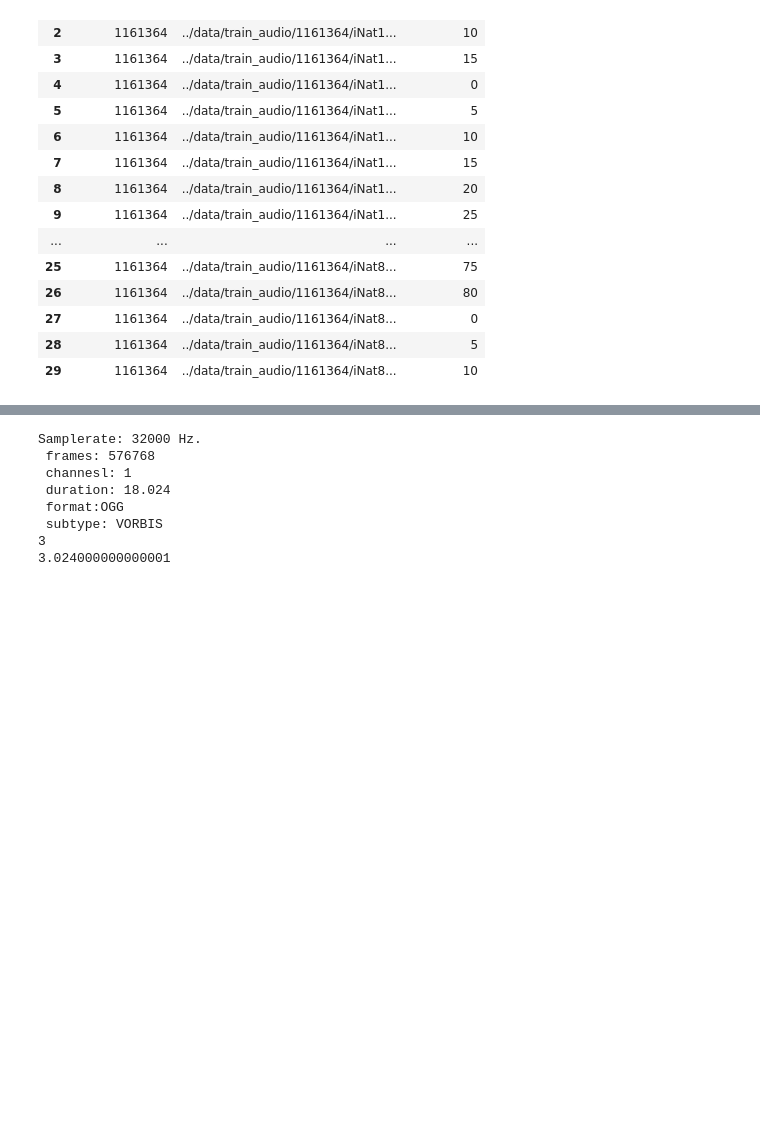
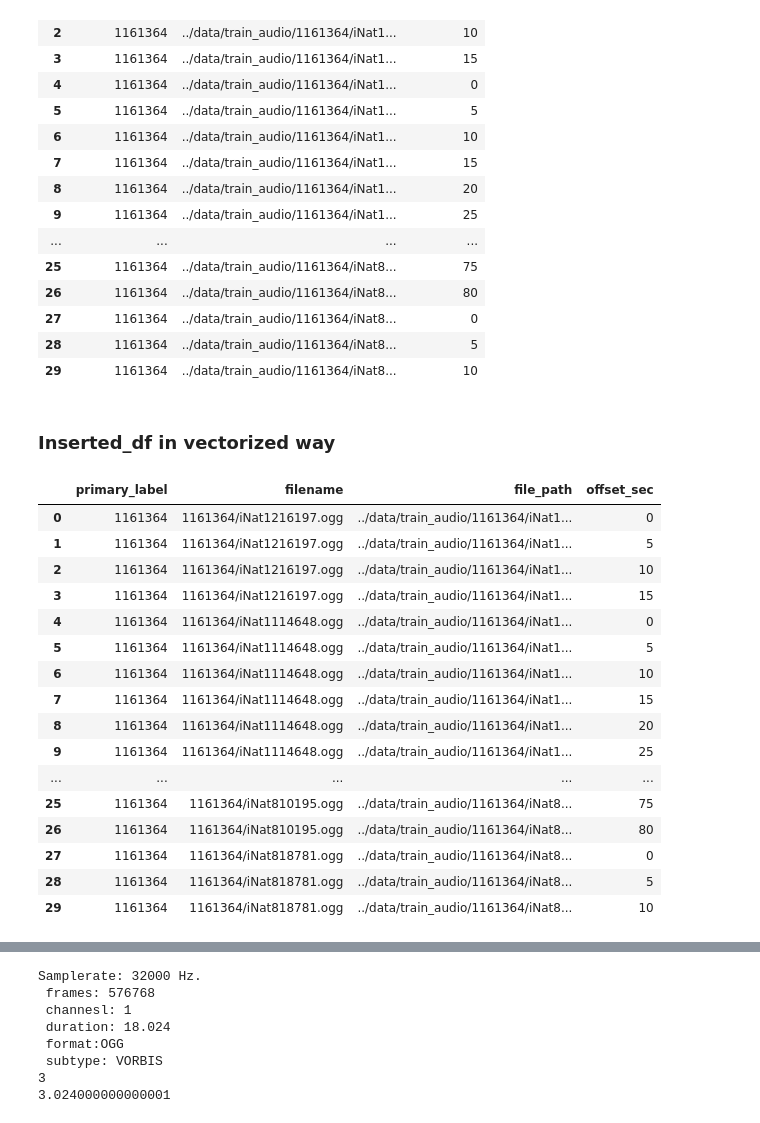
Before and after one commit to GitTurtleDone/BirdCLEF2026, a Jupyter notebook: src/dataset_loader.ipynb, the cells around one changed output, grey strips where cells are left out. Cells and saved outputs as stored; diff of their text form; code cells hidden in the pictures; blank space fills up the shorter version.

Commit message:
Sermented long files done via vectorized operations

```diff
--- a/src/dataset_loader.ipynb
+++ b/src/dataset_loader.ipynb
@@ -153,3 +128,37 @@ inserted_df.head(30)
 | 29 | 1161364 | ../data/train_audio/1161364/iNat8... | 10 |
 # %%
 inserted_df.to_csv('../inserted_df.csv', index=False)
+# %% [markdown]
+### Inserted_df in vectorized way
+# %%
+train_df = train_df[['primary_label', 'filename']]
+train_df['file_path'] = '../data/train_audio/' + train_df['filename']
+FIXED_LENGTH = 5
+def get_chunks_number(file_path:str):
+    '''
+    returns the number of chunks
+    for the file in row idx of train_df
+    '''
+    return math.ceil(sf.info(file_path).duration/FIXED_LENGTH)
+new_idx = train_df.index.repeat(train_df['file_path'].apply(get_chunks_number))
+train_df = train_df.loc[new_idx].reset_index(drop=True)
+train_df['offset_sec'] = train_df.groupby('file_path').cumcount()*FIXED_LENGTH
+train_df.head(30)
+# %% [output]
+|  | primary_label | filename | file_path | offset_sec |
+| 0 | 1161364 | 1161364/iNat1216197.ogg | ../data/train_audio/1161364/iNat1... | 0 |
+| 1 | 1161364 | 1161364/iNat1216197.ogg | ../data/train_audio/1161364/iNat1... | 5 |
+| 2 | 1161364 | 1161364/iNat1216197.ogg | ../data/train_audio/1161364/iNat1... | 10 |
+| 3 | 1161364 | 1161364/iNat1216197.ogg | ../data/train_audio/1161364/iNat1... | 15 |
+| 4 | 1161364 | 1161364/iNat1114648.ogg | ../data/train_audio/1161364/iNat1... | 0 |
+| 5 | 1161364 | 1161364/iNat1114648.ogg | ../data/train_audio/1161364/iNat1... | 5 |
+| 6 | 1161364 | 1161364/iNat1114648.ogg | ../data/train_audio/1161364/iNat1... | 10 |
+| 7 | 1161364 | 1161364/iNat1114648.ogg | ../data/train_audio/1161364/iNat1... | 15 |
+| 8 | 1161364 | 1161364/iNat1114648.ogg | ../data/train_audio/1161364/iNat1... | 20 |
+| 9 | 1161364 | 1161364/iNat1114648.ogg | ../data/train_audio/1161364/iNat1... | 25 |
+| ... | ... | ... | ... | ... |
+| 25 | 1161364 | 1161364/iNat810195.ogg | ../data/train_audio/1161364/iNat8... | 75 |
+| 26 | 1161364 | 1161364/iNat810195.ogg | ../data/train_audio/1161364/iNat8... | 80 |
+| 27 | 1161364 | 1161364/iNat818781.ogg | ../data/train_audio/1161364/iNat8... | 0 |
+| 28 | 1161364 | 1161364/iNat818781.ogg | ../data/train_audio/1161364/iNat8... | 5 |
+| 29 | 1161364 | 1161364/iNat818781.ogg | ../data/train_audio/1161364/iNat8... | 10 |
```
Also changed, not shown: parts of 7 cells of this notebook.
